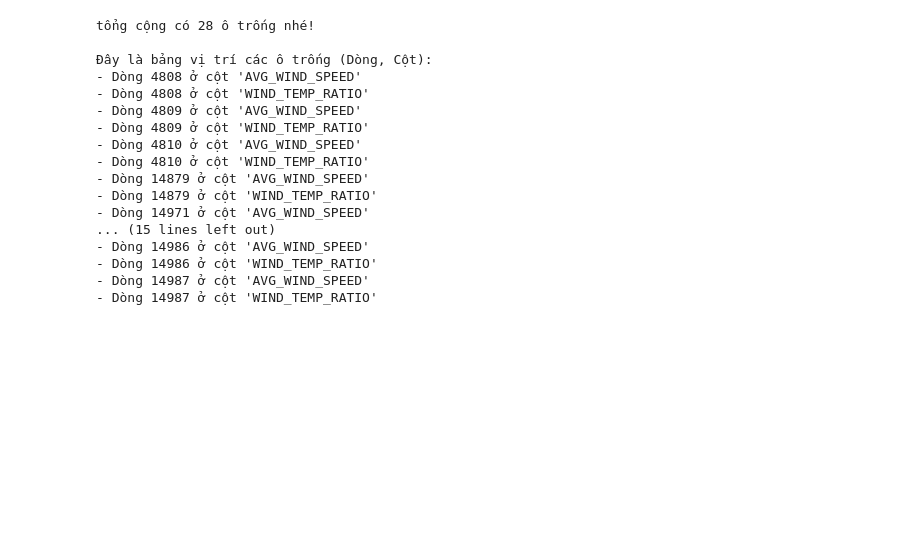
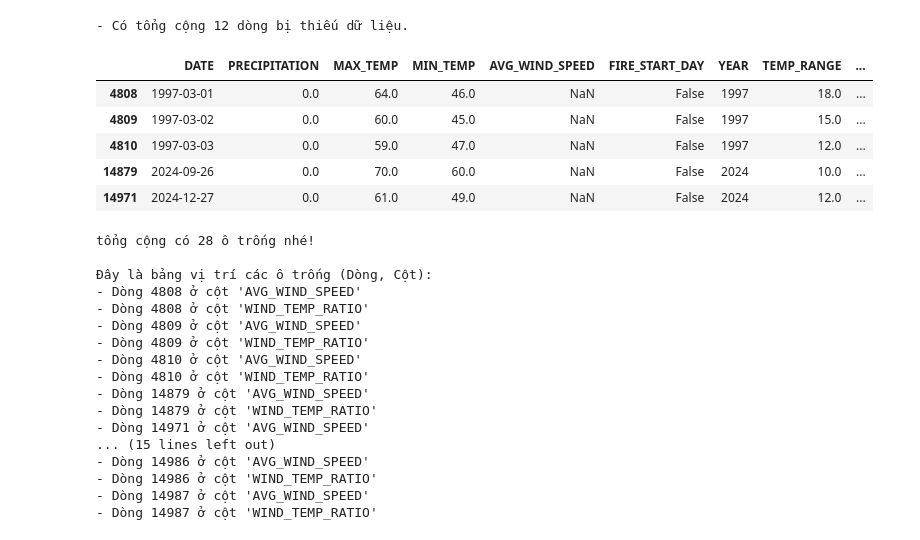
Before and after one commit to tranco123/NCKH_Thoi_Tiet, a Jupyter notebook: DXu_ly_Data/xu_li_data.ipynb, the cells around one changed output. Cells and saved outputs as stored; diff of their text form; code cells hidden in the pictures; blank space fills up the shorter version.

Commit message:
Xử lý dữ liệu và EDA

```diff
--- a/DXu_ly_Data/xu_li_du_lieu.ipynb
+++ b/DXu_ly_Data/xu_li_data.ipynb
@@ -0,0 +3,6 @@
+# %%
+import pandas as pd
+ten_file = "../data_goc/CA_Weather_Fire_Dataset_1984-2025.csv"  # Đặt đúng tên file
+du_lieu = pd.read_csv(ten_file)
+print(f"Đọc file '{ten_file}' thành công!")
+print(f"Dữ liệu gồm {du_lieu.shape[0]} dòng và {du_lieu.shape[1]} cột.")
@@ -1 +40,13 @@
+# %%
+du_lieu_thieu = du_lieu[du_lieu.isna().any(axis=1)]
+print(f"- Có tổng cộng {len(du_lieu_thieu)} dòng bị thiếu dữ liệu.\n")
+du_lieu_thieu.head()
+# %% [output]
+- Có tổng cộng 12 dòng bị thiếu dữ liệu.
+|  | DATE | PRECIPITATION | MAX_TEMP | MIN_TEMP | AVG_WIND_SPEED | FIRE_START_DAY | YEAR | TEMP_RANGE | ... |
+| 4808 | 1997-03-01 | 0.0 | 64.0 | 46.0 | NaN | False | 1997 | 18.0 | ... |
+| 4809 | 1997-03-02 | 0.0 | 60.0 | 45.0 | NaN | False | 1997 | 15.0 | ... |
+| 4810 | 1997-03-03 | 0.0 | 59.0 | 47.0 | NaN | False | 1997 | 12.0 | ... |
+| 14879 | 2024-09-26 | 0.0 | 70.0 | 60.0 | NaN | False | 2024 | 10.0 | ... |
+| 14971 | 2024-12-27 | 0.0 | 61.0 | 49.0 | NaN | False | 2024 | 12.0 | ... |
 # %%
```
Also changed, not shown: parts of 12 cells of this notebook, 8 other files.
